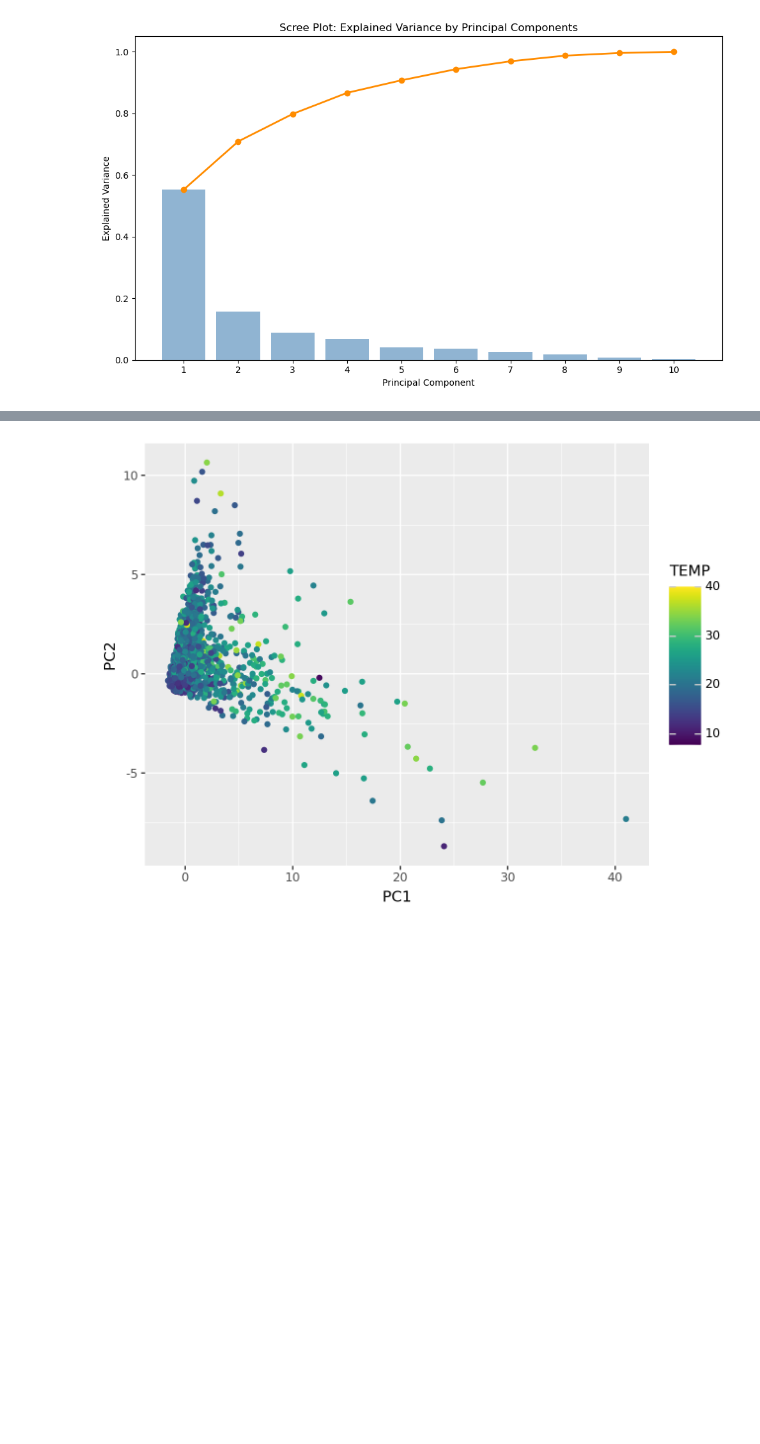
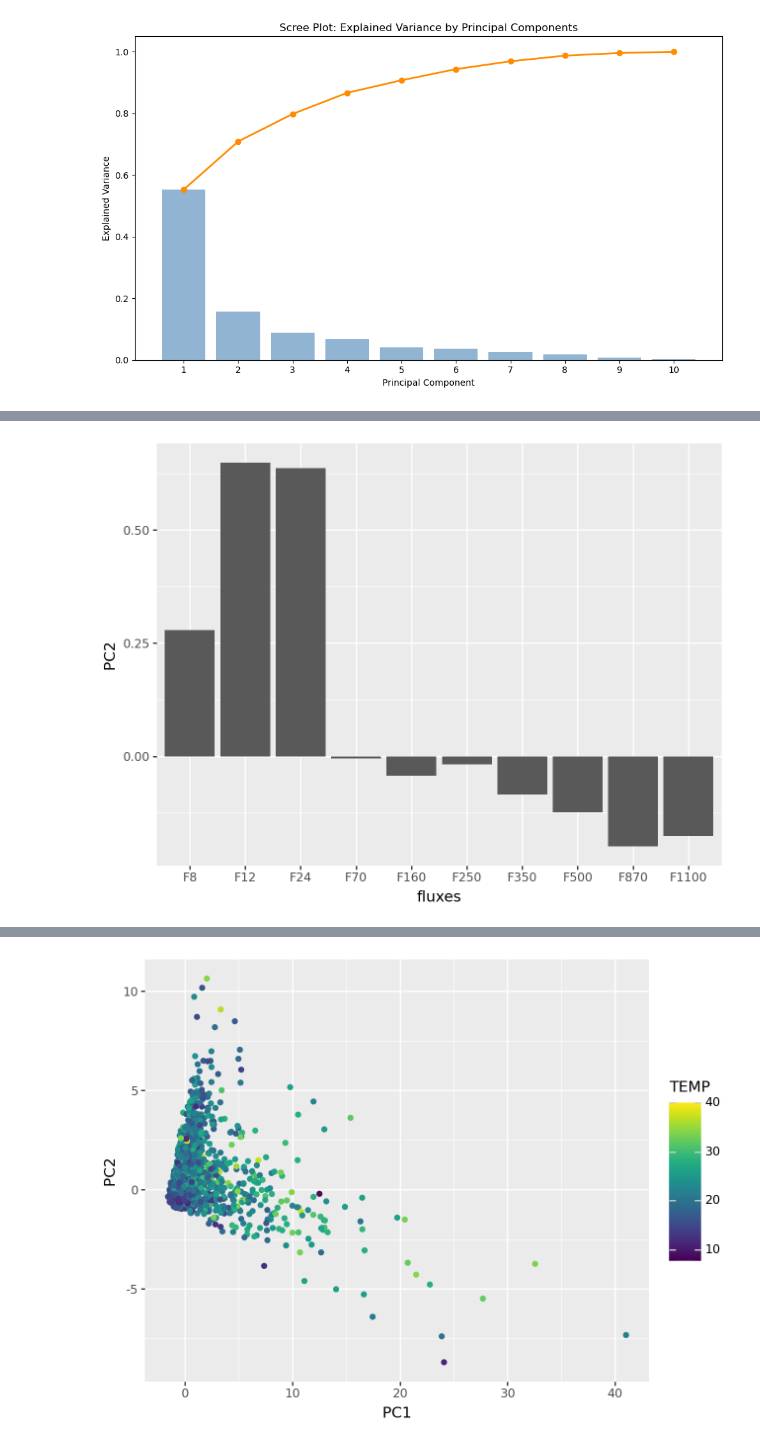
Before and after one commit to AlexEmert/Star-Formation-Research-Project-2026, a Jupyter notebook: scratch/PCA/pca-exploration.ipynb, the cells around one changed output, grey strips where cells are left out. Drawn from its saved outputs; the diff is of its cells as text; code cells hidden in the pictures; blank space fills up the shorter version.

```diff
--- a/scratch/PCA/pca-exploration.ipynb
+++ b/scratch/PCA/pca-exploration.ipynb
@@ -118,0 +127,7 @@ plt.show()
+# %%
+(
+    ggplot(loadings, aes(x='fluxes', y="PC2")) +
+    geom_col()
+)
+# %% [output]
+[figure, added]
```
Also changed, not shown: parts of 7 cells of this notebook, 1 other file.
